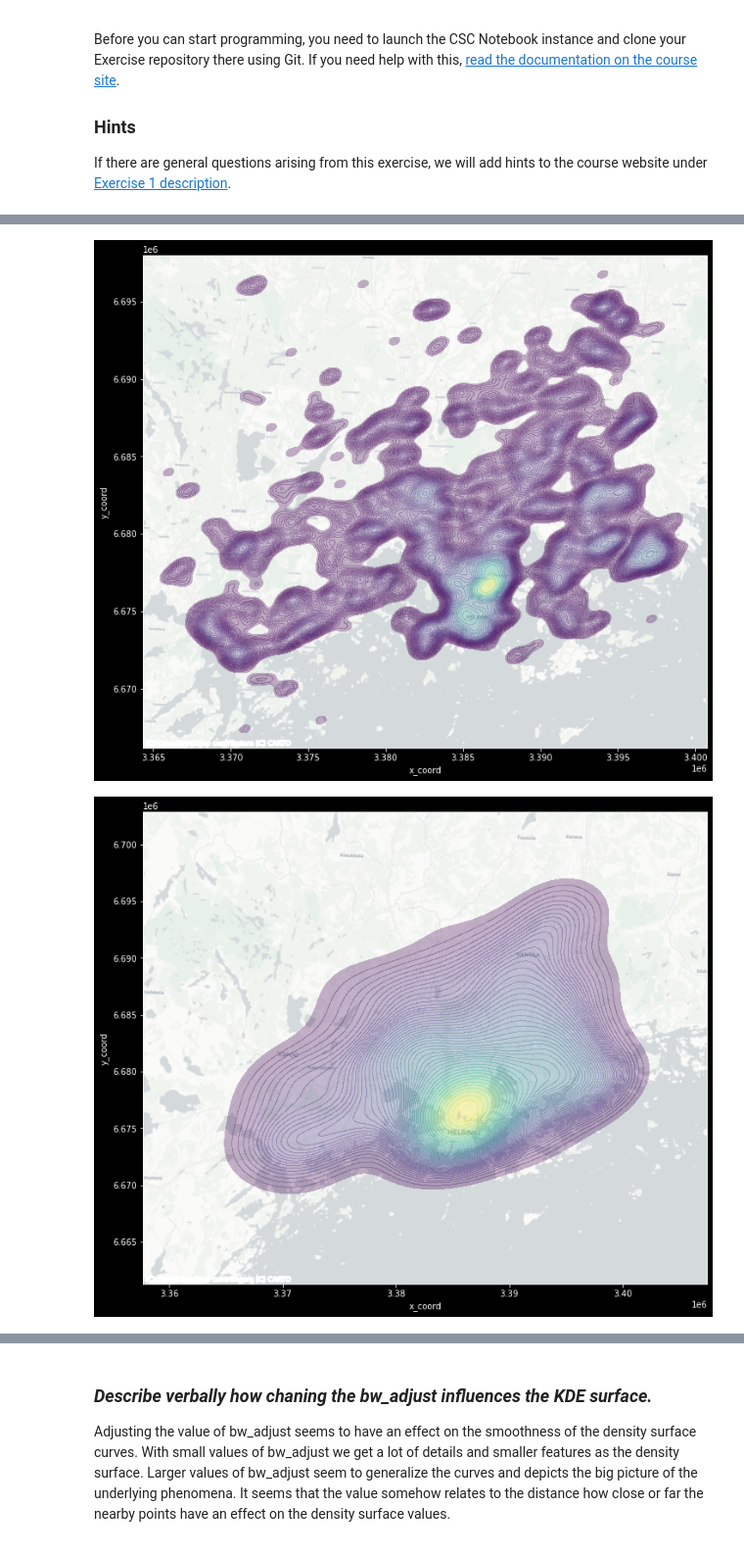
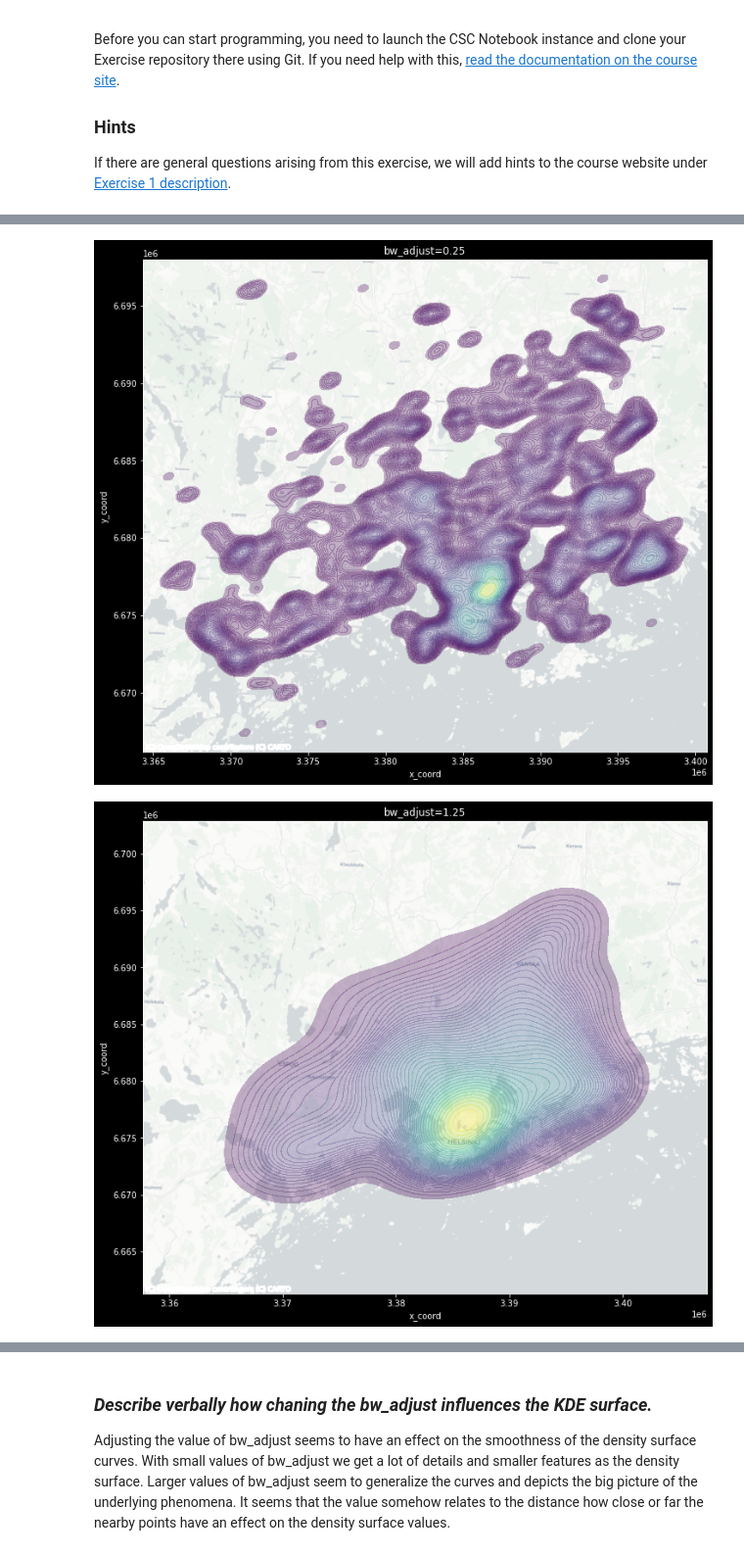
Before and after one commit to Spatial-Analytics-2021/exercise-1-laripernu, a Jupyter notebook: Exercise-1-programming.ipynb, the cells around one changed output, grey strips where cells are left out. Shown at 98% size. Saved outputs shown, nothing was run; the diff lists cells and outputs as text; code cells hidden in the pictures.

```diff
--- a/Exercise-1-programming.ipynb
+++ b/Exercise-1-programming.ipynb
@@ -121,32 +120,35 @@ firedf = pandas.read_csv(fp)
 #This second DataFrame is for the pandas dataframe with coordinates (different from GeoDataFrame established later)
 firedf_coords = pandas.read_csv(fp)
 
 #Generate a new geometry column into the DataFrame based on the coordinates in the x_coord and y_coord columns.
 geometry_col = geopandas.points_from_xy(x=firedf.x_coord, y=firedf.y_coord)
 firedf_coords["geometry"] = geometry_col
 
 #Create a geopandas GeoDataFrame from the DataFrame and specify the Coordinate Reference System to be "EPSG:2393" using the crs parameter.
 firegdf = geopandas.GeoDataFrame(data=firedf, geometry=geometry_col, crs="EPSG:2393")
 
 #Re-project the data into WGS84 (EPSG:4326) using to_crs() function (0.5 point)
 projected_gdf = firegdf.to_crs(crs="EPSG:4326")
 
 #Create a Kernel Density Estimation map(s) out of the points using seaborn's kde_plot() function. Use contextily library to add a background map for the KDE.
 #Try out how chaging the bw_adjust value influences the outcome (create at least two maps). Choose values between 0.25 and 2.0.
 f, ax = matplotlib.pyplot.subplots(1, figsize=(12, 12))
+matplotlib.pyplot.title("bw_adjust=0.25")
 seaborn.kdeplot(data=projected_gdf, x='x_coord', y='y_coord', n_levels=50, shade=True, alpha=0.3, cmap='viridis', bw_adjust=0.25, gridsize=250)
 contextily.add_basemap(ax, source=contextily.providers.CartoDB.Positron, crs="EPSG:2393")
 
 f2, ax2 = matplotlib.pyplot.subplots(1, figsize=(12, 12))
+matplotlib.pyplot.title("bw_adjust=1.25")
 seaborn.kdeplot(data=projected_gdf, x='x_coord', y='y_coord', n_levels=50, shade=True, alpha=0.3, cmap='viridis', bw_adjust=1.25, gridsize=250)
 contextily.add_basemap(ax2, source=contextily.providers.CartoDB.Positron, crs="EPSG:2393")
 
 f3, ax3 = matplotlib.pyplot.subplots(1, figsize=(12, 12))
+matplotlib.pyplot.title("bw_adjust=2.0")
 seaborn.kdeplot(data=projected_gdf, x='x_coord', y='y_coord', n_levels=50, shade=True, alpha=0.3, cmap='viridis', bw_adjust=2.0, gridsize=250)
 contextily.add_basemap(ax3, source=contextily.providers.CartoDB.Positron, crs="EPSG:2393")
 
 #Describe verbally how chaning the bw_adjust influences the KDE surface.
 #Description is found below the figures written in a markdown cell
 # %% [output]
-[figure, old version]
+[figure, new version]
-[figure, old version]
+[figure, new version]
```
Also changed, not shown: parts of 4 cells of this notebook.
